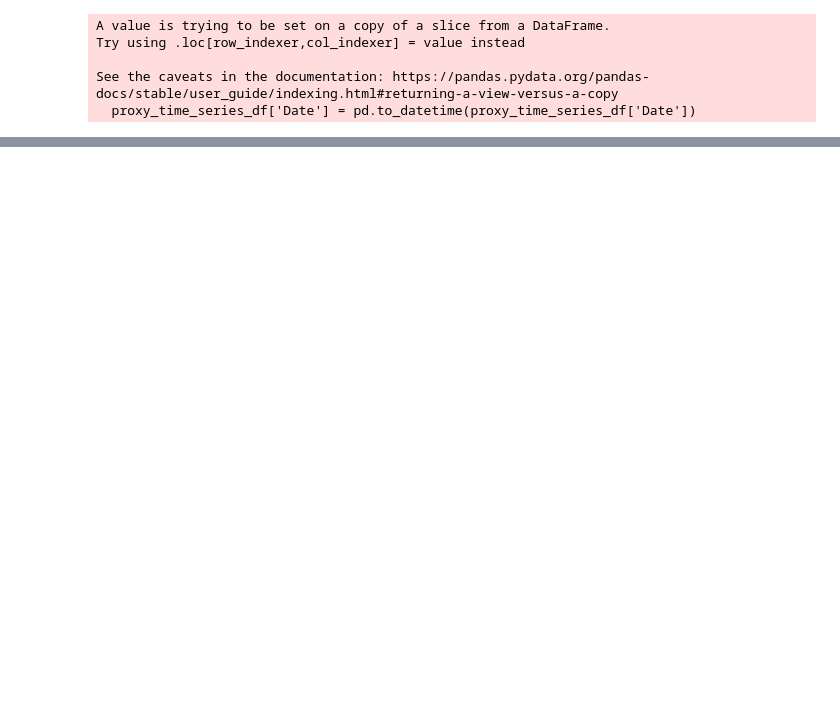
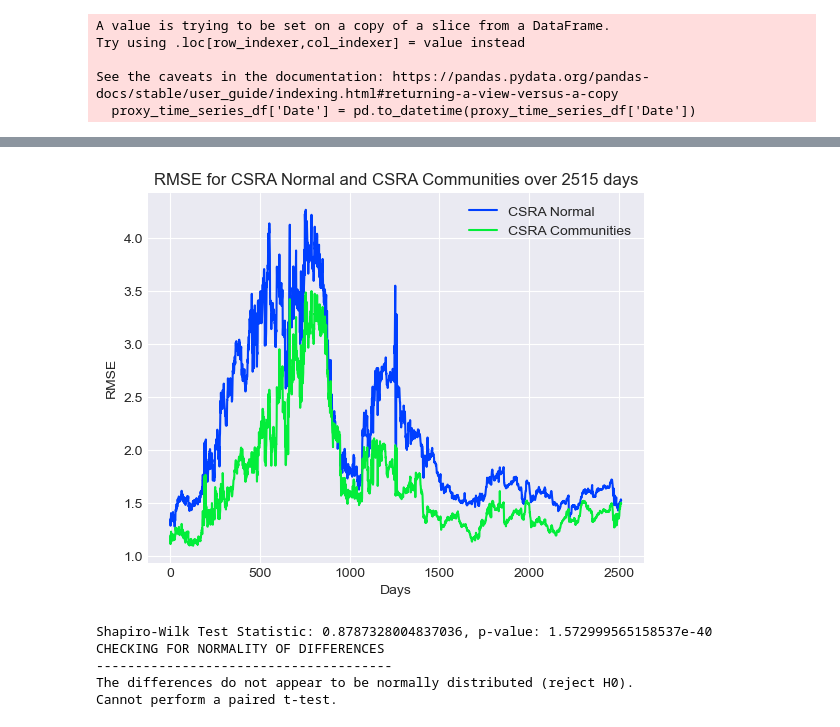
Before and after one commit to KLCALAW/ATCF, a Jupyter notebook: proxy_method_results.ipynb, the cells around one changed output, grey strips where cells are left out. Saved outputs shown, nothing was run; the diff lists cells and outputs as text; code cells hidden in the pictures; blank space fills up the shorter version.

```diff
--- a/proxy_method_results.ipynb
+++ b/proxy_method_results.ipynb
@@ -135,5 +163,5 @@ len(dates)
 # %%
-rmse_intersection_normal_list, rmse_intersection_communities_list, rmse_csra_normal_list, rmse_csra_communities_list = calculate_rmse_curves(proxy_time_series_concat_filtered, dates)
+rmse_intersection_normal_list, rmse_intersection_communities_list, rmse_csra_normal_list, rmse_csra_communities_list = calculate_rmse_curves(proxy_time_series_filtered, dates)
 # %% [output]
 A value is trying to be set on a copy of a slice from a DataFrame.
 Try using .loc[row_indexer,col_indexer] = value instead
@@ -149,0 +178,19 @@ plt.plot(actual_spreads)
+# %%
+#Normalize RMSE curves using the mean of the actual spreads
+
+rmse_intersection_normal_list_normalized = rmse_intersection_normal_list/actual_spreads_means
+rmse_intersection_communities_list_normalized = rmse_intersection_communities_list/actual_spreads_means
+rmse_csra_normal_list_normalized = rmse_csra_normal_list/actual_spreads_means
+rmse_csra_communities_list_normalized = rmse_csra_communities_list/actual_spreads_means
+# %%
+plot_rmse_curves(rmse_csra_normal_list_normalized, rmse_csra_communities_list_normalized, dates ,method='CSRA')
+# %% [output]
+[figure, added]
+# %%
+paired_t_test(rmse_csra_normal_list_normalized, rmse_csra_communities_list_normalized)
+# %% [output]
+Shapiro-Wilk Test Statistic: 0.8787328004837036, p-value: 1.572999565158537e-40
+CHECKING FOR NORMALITY OF DIFFERENCES
+--------------------------------------
+The differences do not appear to be normally distributed (reject H0).
+Cannot perform a paired t-test.
```
Also changed, not shown: parts of 31 cells of this notebook, 2 other files.
